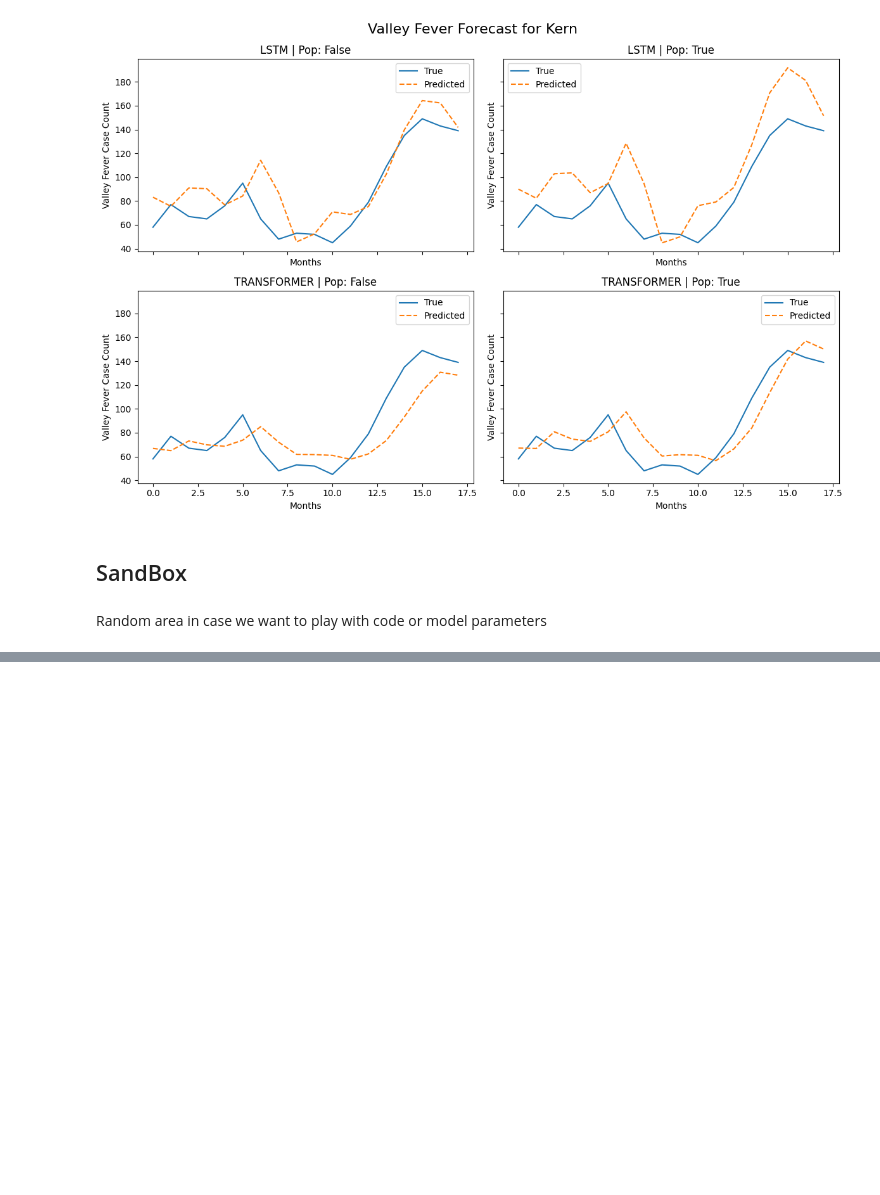
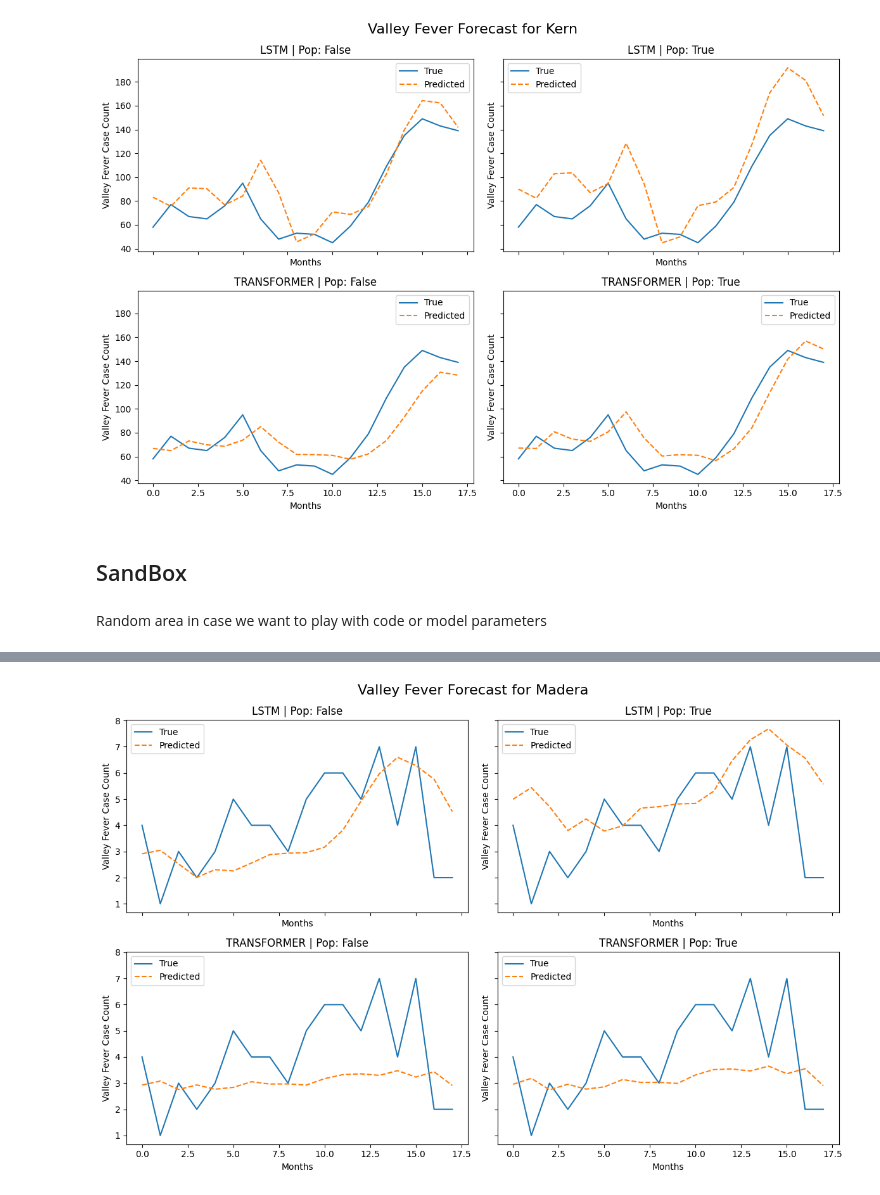
Before and after one commit to dillonallen92/CSUF-Project-Code, a Jupyter notebook: Project/code/jul17_meeting_notebook.ipynb, the cells around one changed output, grey strips where cells are left out. Drawn from its saved outputs; the diff is of its cells as text; code cells hidden in the pictures; blank space fills up the shorter version.

```diff
--- a/Project/code/jul17_meeting_notebook.ipynb
+++ b/Project/code/jul17_meeting_notebook.ipynb
@@ -459,0 +532,3 @@ Random area in case we want to play with code or model parameters
+# %%
+model_comparison_subplots_by_county("Madera")
+# %% [output]
@@ -459,0 +603 @@ Random area in case we want to play with code or model parameters
+[figure, added]
```
Also changed, not shown: parts of 3 cells of this notebook, 6 other files.
